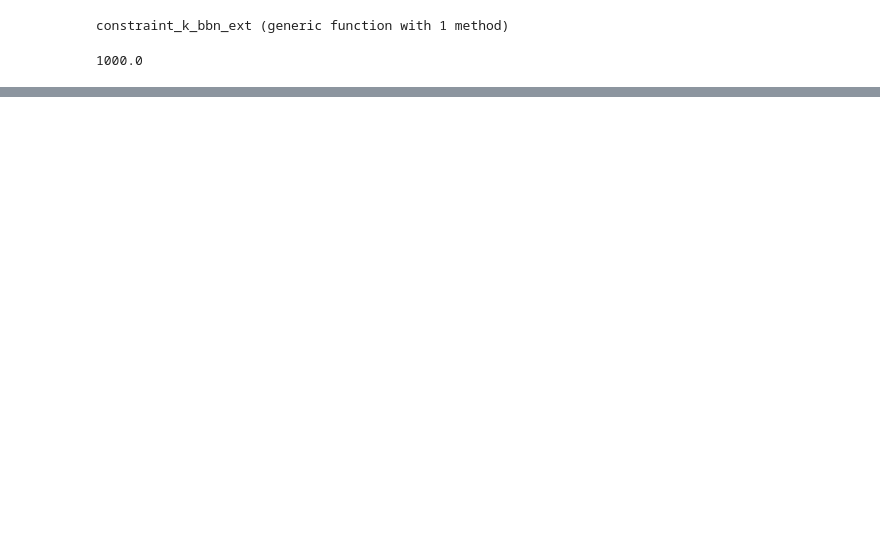
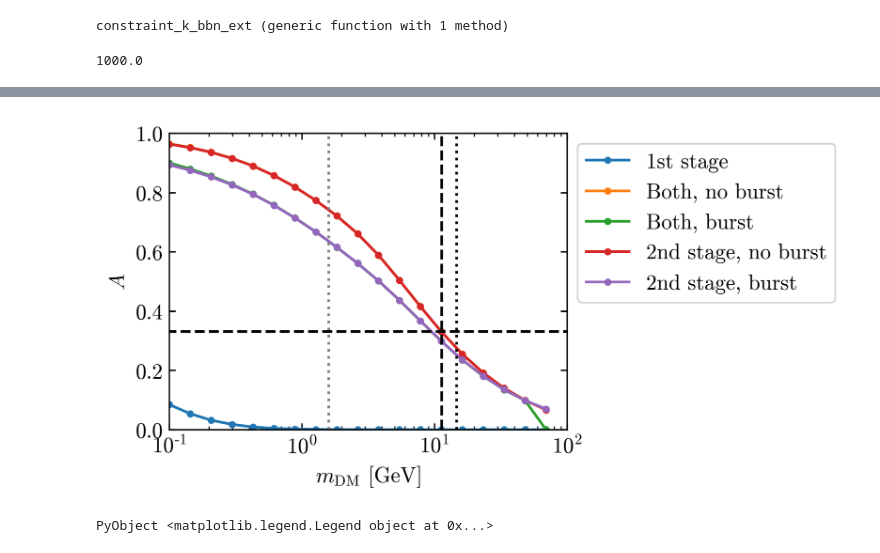
Before and after one commit to valentinthoss/DMProduction, a Jupyter notebook: Class.ipynb, the cells around one changed output, grey strips where cells are left out. Drawn from its saved outputs; the diff is of its cells as text; code cells hidden in the pictures; blank space fills up the shorter version.

Commit message:
added Matter domination

```diff
--- a/Class.ipynb
+++ b/Class.ipynb
@@ -403,0 +450,27 @@ PyObject <matplotlib.collections.LineCollection object at 0x...>
+# %%
+data1 = readdlm("../DarkMatterProduction/Scan/only_first.csv")
+data2 = readdlm("../DarkMatterProduction/Scan/both_noburst.csv")
+data3 = readdlm("../DarkMatterProduction/Scan/both_burst.csv")
+data4 = readdlm("../DarkMatterProduction/Scan/sec_noburst.csv")
+data5 = readdlm("../DarkMatterProduction/Scan/sec_burst.csv")
+
+plot(data1[1:end-1,5],data1[1:end-1,end],".-",label="1st stage")
+plot(data2[1:end-1,5],data2[1:end-1,end],".-",label="Both, no burst")
+plot(data3[1:end-1,5],data3[1:end-1,end],".-",label="Both, burst")
+plot(data4[1:end-1,5],data4[1:end-1,end],".-",label="2nd stage, no burst")
+plot(data5[1:end-1,5],data5[1:end-1,end],".-",label="2nd stage, burst")
+#plot(m_ncdms,area)
+
+xscale("log")
+xlabel(L"$m_{\rm DM}$ [GeV]")
+ylabel(L"A")
+ylim(0,1)
+xlim(1e-1,1e2)
+hlines(0.33,0,1e3,color="black",ls="dashed")
+vlines(1.6,0,1,color="gray",ls="dotted")
+vlines(11.3487,0,1,color="black",ls="dashed")
+vlines(14.7116,0,1,color="black",ls="dotted")
+legend(bbox_to_anchor=(1,1))
+# %% [output]
+[figure, added]
+PyObject <matplotlib.legend.Legend object at 0x...>
```
Also changed, not shown: parts of 29 cells of this notebook, 15 other files.
